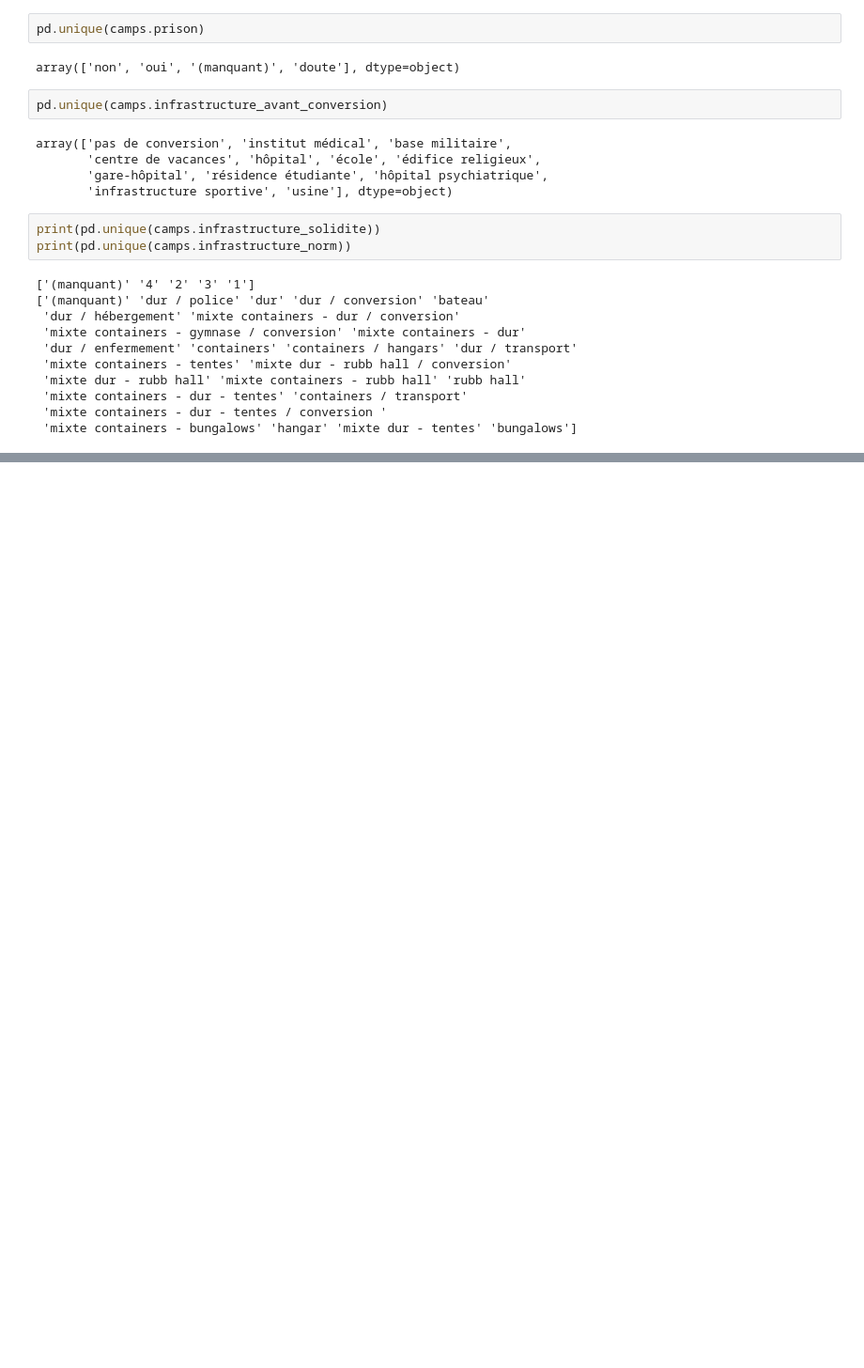
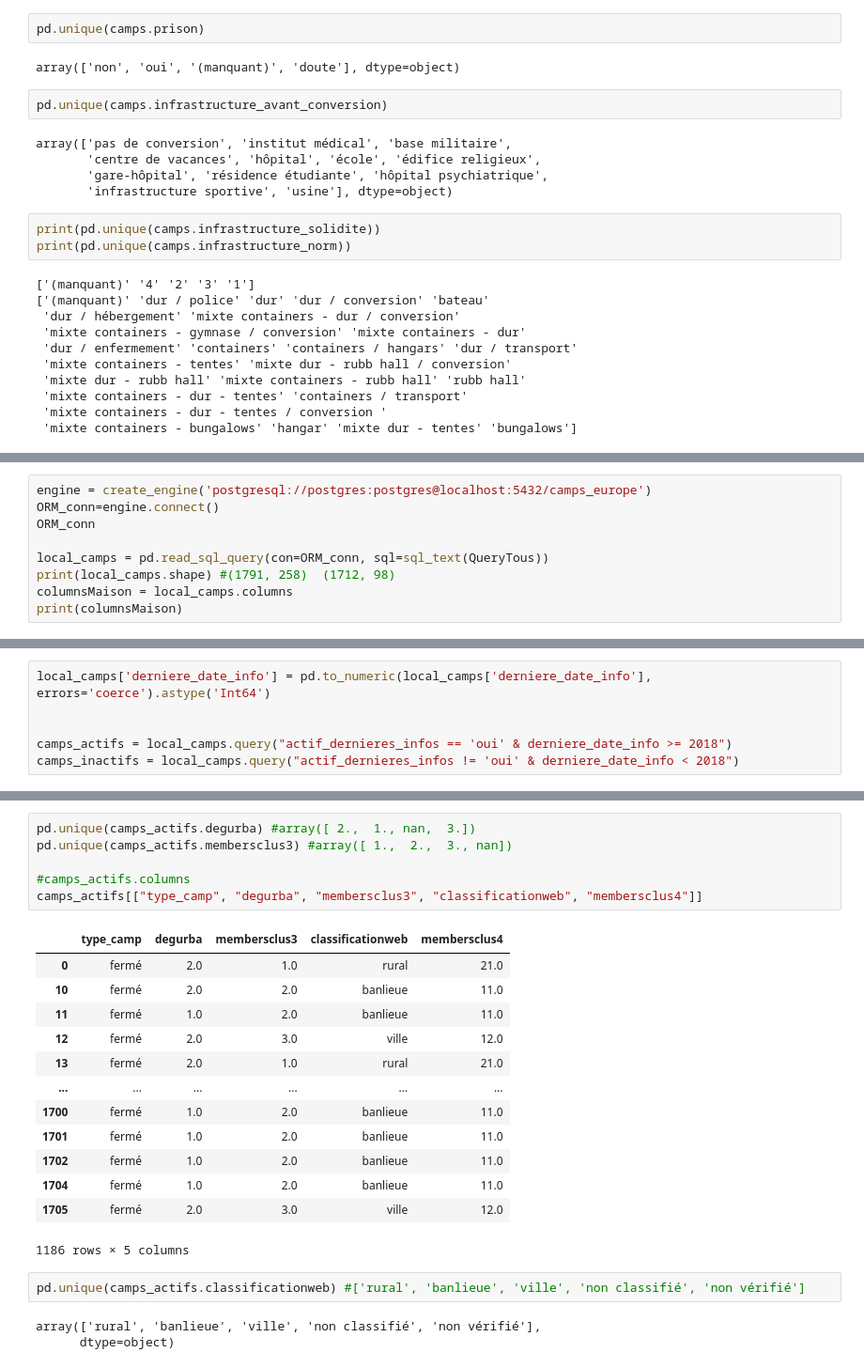
Before and after one commit to cplumejeaud/camps, a Jupyter notebook: explore.ipynb, the cells around one changed output, grey strips where cells are left out. Shown at 94% size. Cells and saved outputs as stored; diff of their text form; blank space fills up the shorter version.

```diff
--- a/explore.ipynb
+++ b/explore.ipynb
@@ -113,0 +365,9 @@ print(pd.unique(camps.infrastructure_norm))
+# %%
+engine = create_engine('postgresql://postgres:postgres@localhost:5432/camps_europe')
+ORM_conn=engine.connect()
+ORM_conn
+
+local_camps = pd.read_sql_query(con=ORM_conn, sql=sql_text(QueryTous))
+print(local_camps.shape) #(1791, 258)  (1712, 98)
+columnsMaison = local_camps.columns
+print(columnsMaison)
@@ -113,0 +400,6 @@ print(pd.unique(camps.infrastructure_norm))
+# %%
+local_camps['derniere_date_info'] = pd.to_numeric(local_camps['derniere_date_info'], errors='coerce').astype('Int64')
+
+
+camps_actifs = local_camps.query("actif_dernieres_infos == 'oui' & derniere_date_info >= 2018")
+camps_inactifs = local_camps.query("actif_dernieres_infos != 'oui' & derniere_date_info < 2018")
@@ -113,0 +420,25 @@ print(pd.unique(camps.infrastructure_norm))
+# %%
+pd.unique(camps_actifs.degurba) #array([ 2.,  1., nan,  3.])
+pd.unique(camps_actifs.membersclus3) #array([ 1.,  2.,  3., nan])
+
+#camps_actifs.columns
+camps_actifs[["type_camp", "degurba", "membersclus3", "classificationweb", "membersclus4"]]
+# %% [output]
+|  | type_camp | degurba | membersclus3 | classificationweb | membersclus4 |
+| 0 | fermé | 2.0 | 1.0 | rural | 21.0 |
+| 10 | fermé | 2.0 | 2.0 | banlieue | 11.0 |
+| 11 | fermé | 1.0 | 2.0 | banlieue | 11.0 |
+| 12 | fermé | 2.0 | 3.0 | ville | 12.0 |
+| 13 | fermé | 2.0 | 1.0 | rural | 21.0 |
+| ... | ... | ... | ... | ... | ... |
+| 1700 | fermé | 1.0 | 2.0 | banlieue | 11.0 |
+| 1701 | fermé | 1.0 | 2.0 | banlieue | 11.0 |
+| 1702 | fermé | 1.0 | 2.0 | banlieue | 11.0 |
+| 1704 | fermé | 1.0 | 2.0 | banlieue | 11.0 |
+| 1705 | fermé | 2.0 | 3.0 | ville | 12.0 |
+1186 rows × 5 columns
+# %%
+pd.unique(camps_actifs.classificationweb) #['rural', 'banlieue', 'ville', 'non classifié', 'non vérifié']
+# %% [output]
+array(['rural', 'banlieue', 'ville', 'non classifié', 'non vérifié'],
+      dtype=object)
```
Also changed, not shown: parts of 22 cells of this notebook, 1 other file.
